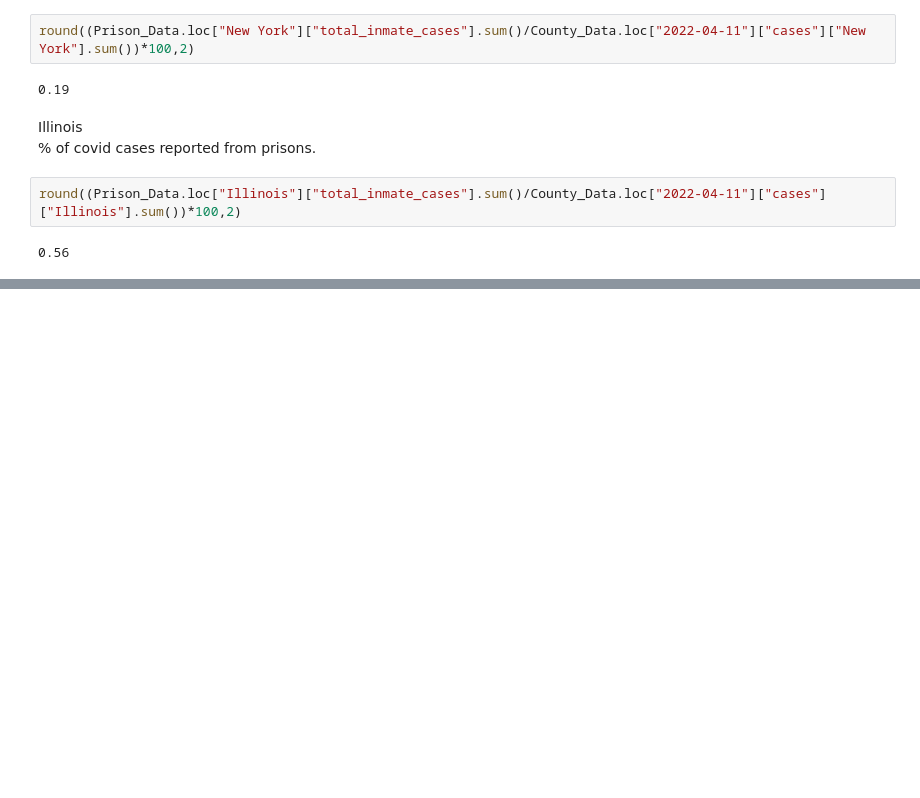
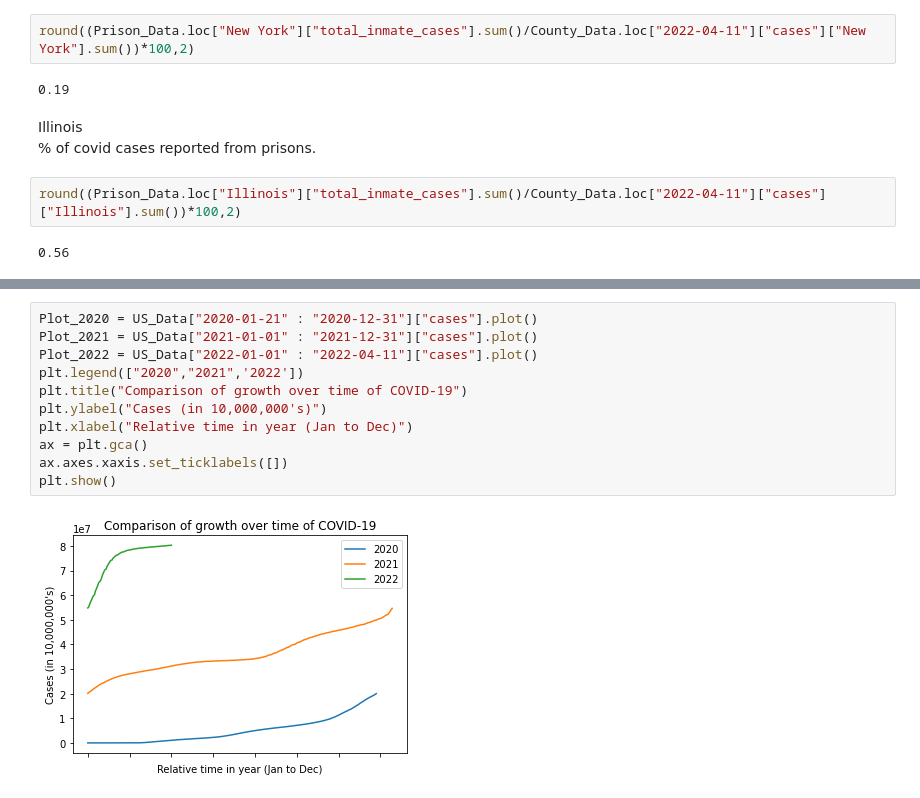
Before and after one commit to shillis17/cs235Project, a Jupyter notebook: src/Seth_Hillis_Project.ipynb, the cells around one changed output, grey strips where cells are left out. Drawn from its saved outputs; the diff is of its cells as text; blank space fills up the shorter version.

```diff
--- a/src/Seth_Hillis_Project.ipynb
+++ b/src/Seth_Hillis_Project.ipynb
@@ -183,0 +205,13 @@ round((Prison_Data.loc["Illinois"]["total_inmate_cases"].sum()/County_Data.loc["
+# %%
+Plot_2020 = US_Data["2020-01-21" : "2020-12-31"]["cases"].plot()
+Plot_2021 = US_Data["2021-01-01" : "2021-12-31"]["cases"].plot()
+Plot_2022 = US_Data["2022-01-01" : "2022-04-11"]["cases"].plot()
+plt.legend(["2020","2021",'2022'])
+plt.title("Comparison of growth over time of COVID-19")
+plt.ylabel("Cases (in 10,000,000's)")
+plt.xlabel("Relative time in year (Jan to Dec)")
+ax = plt.gca()
+ax.axes.xaxis.set_ticklabels([])
+plt.show()
+# %% [output]
+[figure, added]
```
Also changed, not shown: parts of 6 cells of this notebook.
